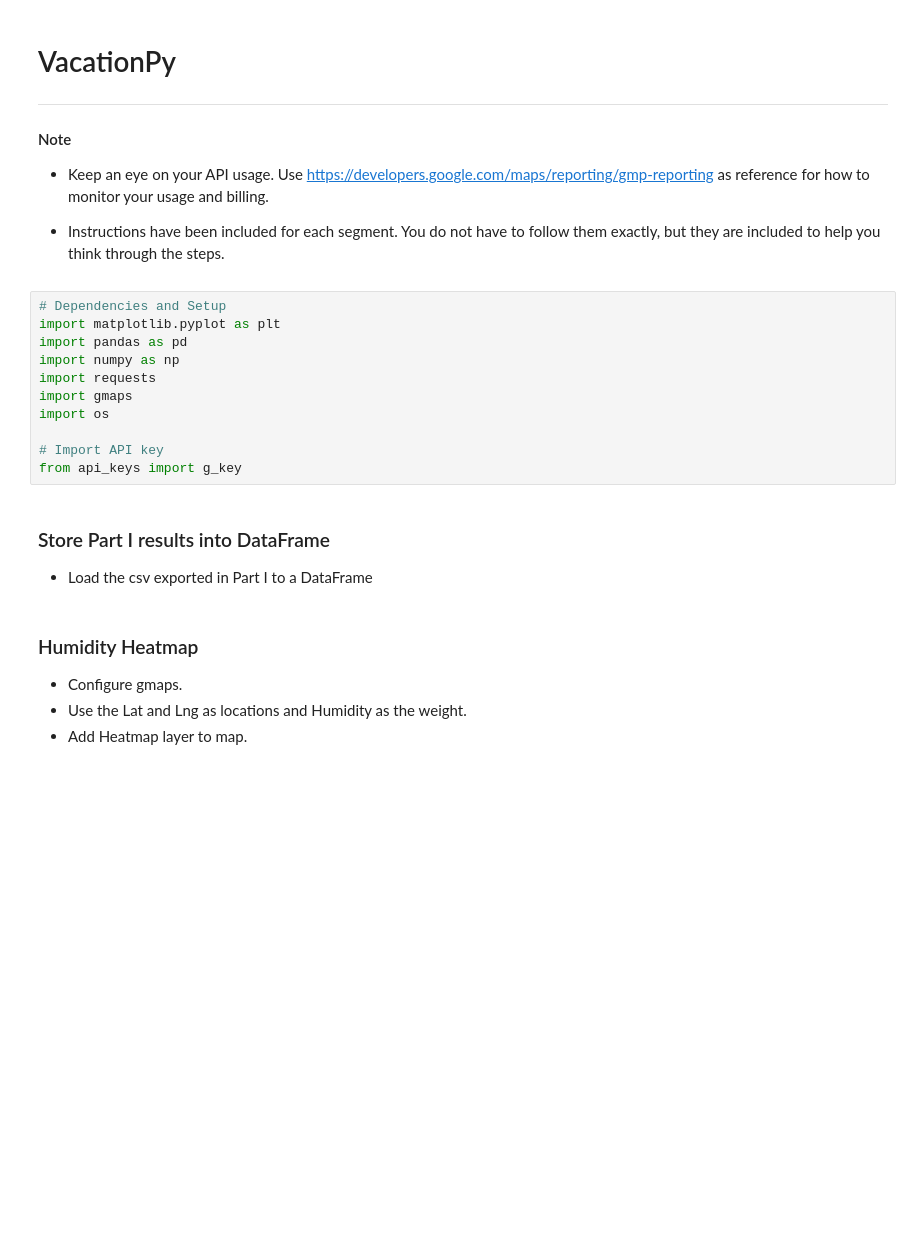
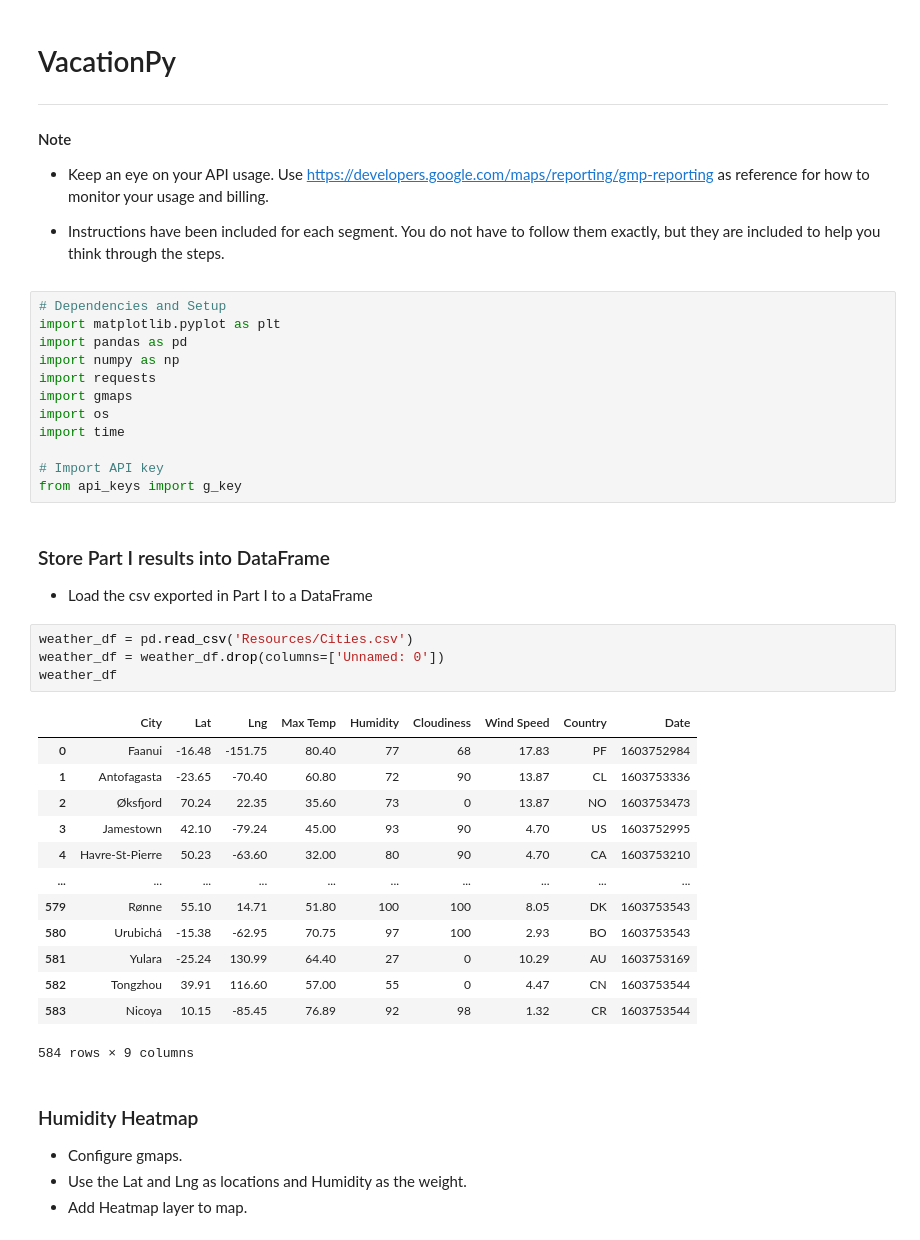
Before and after one commit to anisali01/06-Python-API-Challenge, a Jupyter notebook: VacationPy.ipynb, the cells around one changed output. Cells and saved outputs as stored; diff of their text form; blank space fills up the shorter version.

```diff
--- a/VacationPy.ipynb
+++ b/VacationPy.ipynb
@@ -14,12 +14,31 @@ import numpy as np
 import requests
 import gmaps
 import os
+import time
 
 # Import API key
 from api_keys import g_key
 # %% [markdown]
 ### Store Part I results into DataFrame
 * Load the csv exported in Part I to a DataFrame
+# %%
+weather_df = pd.read_csv('Resources/Cities.csv')
+weather_df = weather_df.drop(columns=['Unnamed: 0'])
+weather_df
+# %% [output]
+|  | City | Lat | Lng | Max Temp | Humidity | Cloudiness | Wind Speed | Country | Date |
+| 0 | Faanui | -16.48 | -151.75 | 80.40 | 77 | 68 | 17.83 | PF | 1603752984 |
+| 1 | Antofagasta | -23.65 | -70.40 | 60.80 | 72 | 90 | 13.87 | CL | 1603753336 |
+| 2 | Øksfjord | 70.24 | 22.35 | 35.60 | 73 | 0 | 13.87 | NO | 1603753473 |
+| 3 | Jamestown | 42.10 | -79.24 | 45.00 | 93 | 90 | 4.70 | US | 1603752995 |
+| 4 | Havre-St-Pierre | 50.23 | -63.60 | 32.00 | 80 | 90 | 4.70 | CA | 1603753210 |
+| ... | ... | ... | ... | ... | ... | ... | ... | ... | ... |
+| 579 | Rønne | 55.10 | 14.71 | 51.80 | 100 | 100 | 8.05 | DK | 1603753543 |
+| 580 | Urubichá | -15.38 | -62.95 | 70.75 | 97 | 100 | 2.93 | BO | 1603753543 |
+| 581 | Yulara | -25.24 | 130.99 | 64.40 | 27 | 0 | 10.29 | AU | 1603753169 |
+| 582 | Tongzhou | 39.91 | 116.60 | 57.00 | 55 | 0 | 4.47 | CN | 1603753544 |
+| 583 | Nicoya | 10.15 | -85.45 | 76.89 | 92 | 98 | 1.32 | CR | 1603753544 |
+584 rows × 9 columns
 # %% [markdown]
 ### Humidity Heatmap
 * Configure gmaps.
```
Also changed, not shown: parts of 9 cells of this notebook.
